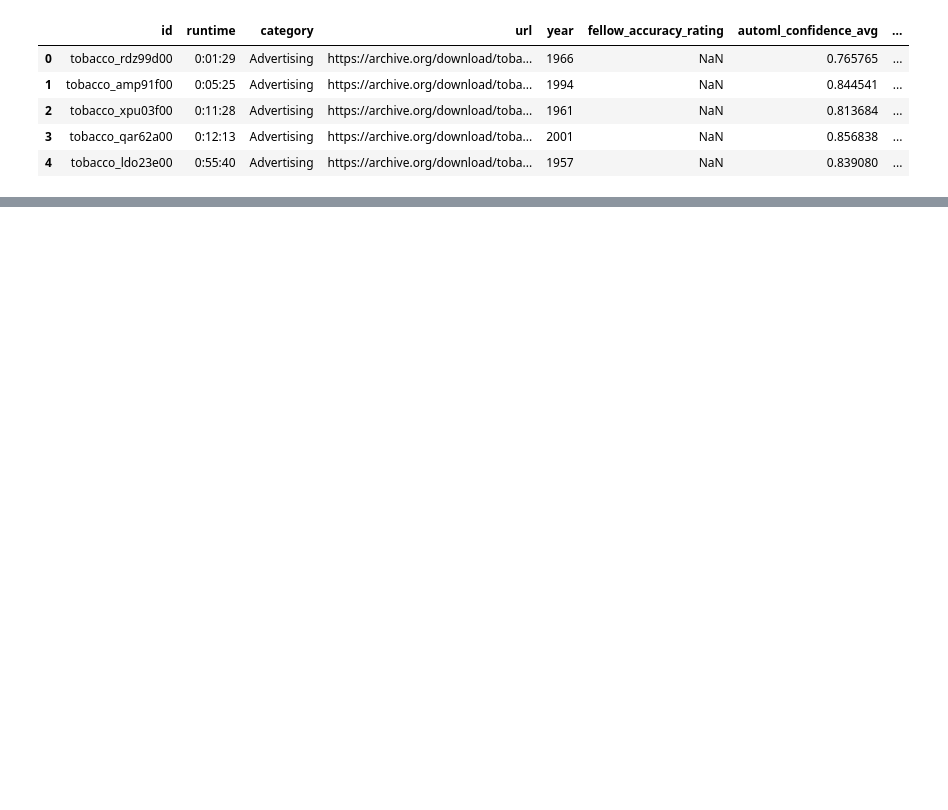
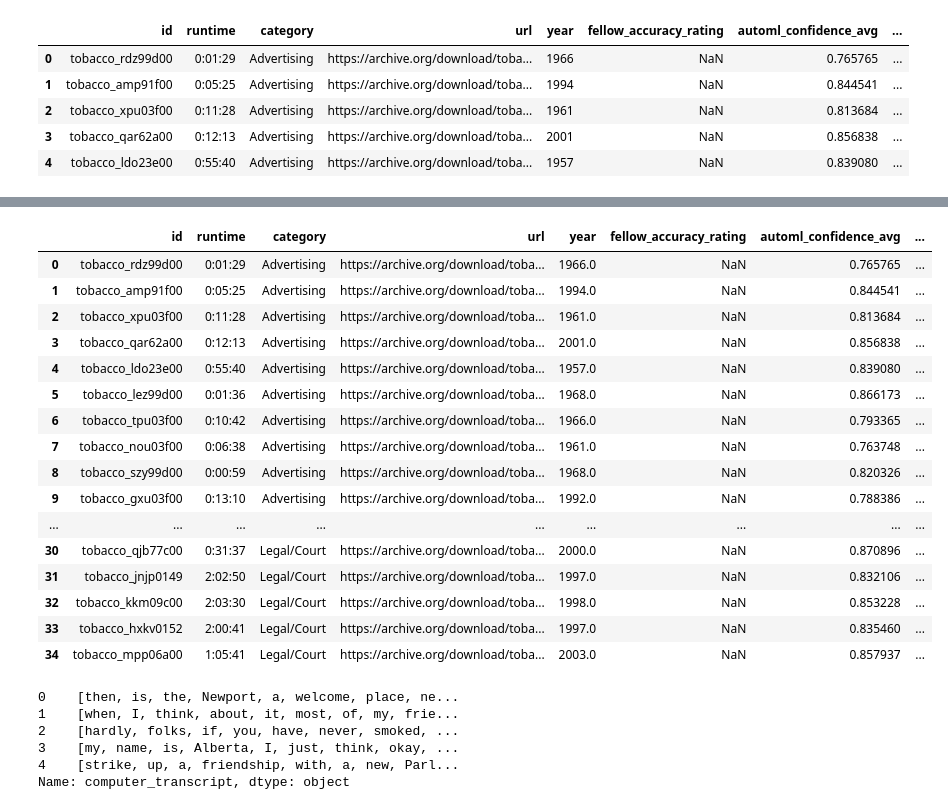
Before and after one commit to geoffswc/Internet-Archives-Transcripts, a Jupyter notebook: transcript_accuracy_assessment.ipynb, the cells around one changed output, grey strips where cells are left out. Drawn from its saved outputs; the diff is of its cells as text; code cells hidden in the pictures; blank space fills up the shorter version.

```diff
--- a/transcript_accuracy_assessment.ipynb
+++ b/transcript_accuracy_assessment.ipynb
@@ -70,3 +53,23 @@ videos.head()
+# %%
+videos
+# %% [output]
+|  | id | runtime | category | url | year | fellow_accuracy_rating | automl_confidence_avg | ... |
+| 0 | tobacco_rdz99d00 | 0:01:29 | Advertising | https://archive.org/download/toba... | 1966.0 | NaN | 0.765765 | ... |
+| 1 | tobacco_amp91f00 | 0:05:25 | Advertising | https://archive.org/download/toba... | 1994.0 | NaN | 0.844541 | ... |
+| 2 | tobacco_xpu03f00 | 0:11:28 | Advertising | https://archive.org/download/toba... | 1961.0 | NaN | 0.813684 | ... |
+| 3 | tobacco_qar62a00 | 0:12:13 | Advertising | https://archive.org/download/toba... | 2001.0 | NaN | 0.856838 | ... |
+| 4 | tobacco_ldo23e00 | 0:55:40 | Advertising | https://archive.org/download/toba... | 1957.0 | NaN | 0.839080 | ... |
+| 5 | tobacco_lez99d00 | 0:01:36 | Advertising | https://archive.org/download/toba... | 1968.0 | NaN | 0.866173 | ... |
+| 6 | tobacco_tpu03f00 | 0:10:42 | Advertising | https://archive.org/download/toba... | 1966.0 | NaN | 0.793365 | ... |
+| 7 | tobacco_nou03f00 | 0:06:38 | Advertising | https://archive.org/download/toba... | 1961.0 | NaN | 0.763748 | ... |
+| 8 | tobacco_szy99d00 | 0:00:59 | Advertising | https://archive.org/download/toba... | 1968.0 | NaN | 0.820326 | ... |
+| 9 | tobacco_gxu03f00 | 0:13:10 | Advertising | https://archive.org/download/toba... | 1992.0 | NaN | 0.788386 | ... |
+| ... | ... | ... | ... | ... | ... | ... | ... | ... |
+| 30 | tobacco_qjb77c00 | 0:31:37 | Legal/Court | https://archive.org/download/toba... | 2000.0 | NaN | 0.870896 | ... |
+| 31 | tobacco_jnjp0149 | 2:02:50 | Legal/Court | https://archive.org/download/toba... | 1997.0 | NaN | 0.832106 | ... |
+| 32 | tobacco_kkm09c00 | 2:03:30 | Legal/Court | https://archive.org/download/toba... | 1998.0 | NaN | 0.853228 | ... |
+| 33 | tobacco_hxkv0152 | 2:00:41 | Legal/Court | https://archive.org/download/toba... | 1997.0 | NaN | 0.835460 | ... |
+| 34 | tobacco_mpp06a00 | 1:05:41 | Legal/Court | https://archive.org/download/toba... | 2003.0 | NaN | 0.857937 | ... |
 # %%
 # text cleaning and tokenizing
 
@@ -75,0 +92,9 @@ videos.head()
+# %%
+videos.computer_transcript.head()
+# %% [output]
+0    [then, is, the, Newport, a, welcome, place, ne...
+1    [when, I, think, about, it, most, of, my, frie...
+2    [hardly, folks, if, you, have, never, smoked, ...
+3    [my, name, is, Alberta, I, just, think, okay, ...
+4    [strike, up, a, friendship, with, a, new, Parl...
+Name: computer_transcript, dtype: object
```
Also changed, not shown: parts of 7 cells of this notebook.
